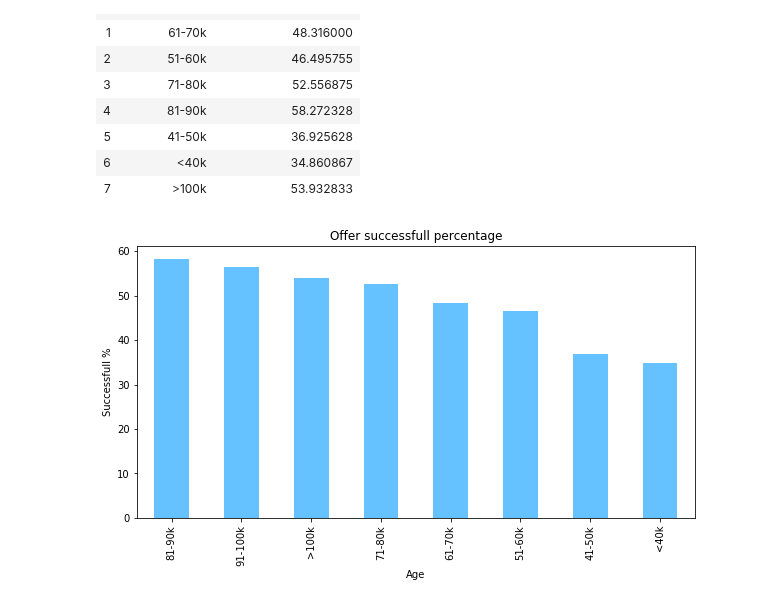
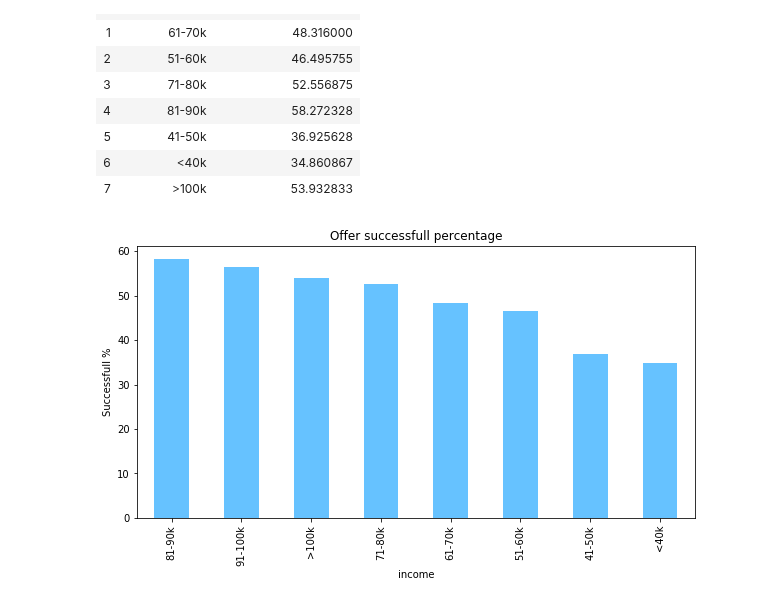
Before and after one commit to amitborkar98/Starbucks-capstone, a Jupyter notebook: Starbucks_Capstone_notebook.ipynb, the cells around one changed output. Cells and saved outputs as stored; diff of their text form; code cells hidden in the pictures.

```diff
--- a/Starbucks_Capstone_notebook.ipynb
+++ b/Starbucks_Capstone_notebook.ipynb
@@ -1275,12 +1275,12 @@ best_offers_df
 # %%
 best_offers_df.reset_index().sort_values(by='offer_success_percent', ascending = False).plot(kind='bar',
            x='income-range',
            y='offer_success_percent',
            color = '#66c2ff',
            figsize =(10,5),
            title = "Offer successfull percentage",
            legend = False);
-plt.xlabel('Age');
+plt.xlabel('income');
 plt.ylabel('Successfull %');
 # %% [output]
-[figure, old version]
+[figure, new version]
```
Also changed, not shown: parts of 3 cells of this notebook.
